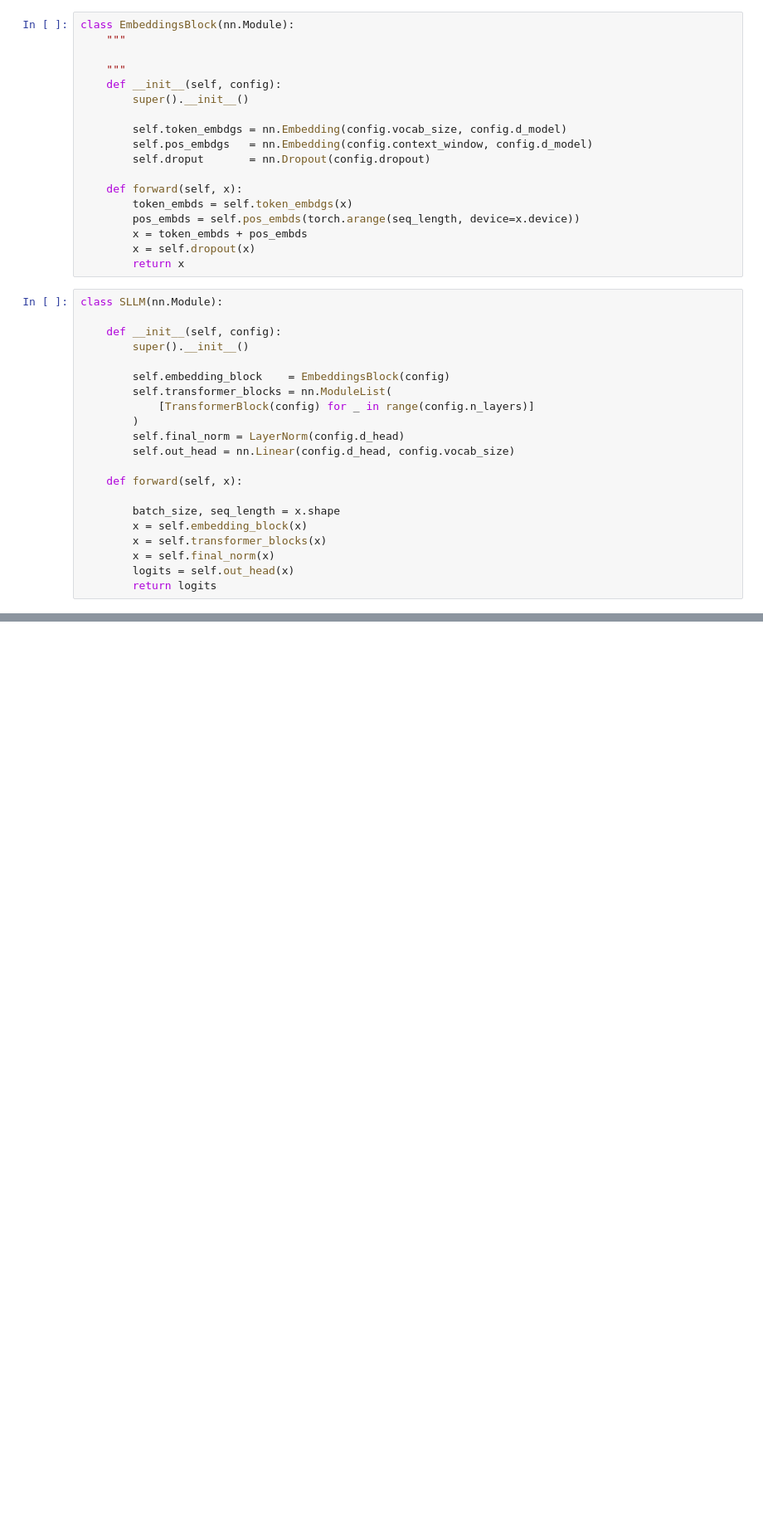
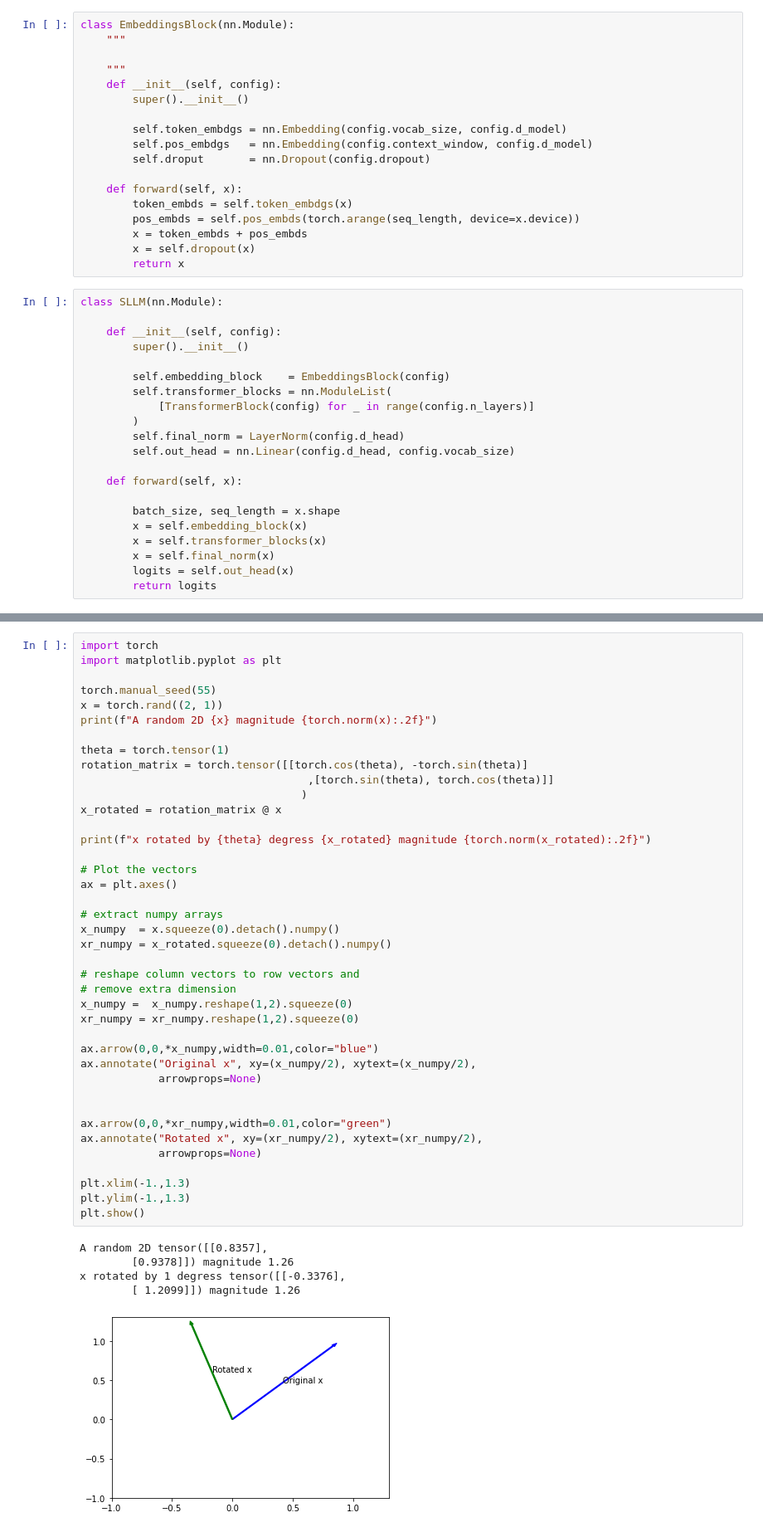
Before and after one commit to thilinet/llmbook, a Jupyter notebook: chapters/chapter2/chapter2.ipynb, the cells around one changed output, grey strips where cells are left out. Shown: that part at 83% size. Cells and saved outputs as stored; diff of their text form; blank space fills up the shorter version.

```diff
--- a/chapters/chapter2/chapter2.ipynb
+++ b/chapters/chapter2/chapter2.ipynb
@@ -738,0 +760,46 @@ class SLLM(nn.Module):
+# %%
+import torch
+import matplotlib.pyplot as plt
+
+torch.manual_seed(55)
+x = torch.rand((2, 1))
+print(f"A random 2D {x} magnitude {torch.norm(x):.2f}")
+
+theta = torch.tensor(1)
+rotation_matrix = torch.tensor([[torch.cos(theta), -torch.sin(theta)]
+                                   ,[torch.sin(theta), torch.cos(theta)]]
+                                  )
+x_rotated = rotation_matrix @ x
+
+print(f"x rotated by {theta} degress {x_rotated} magnitude {torch.norm(x_rotated):.2f}")
+
+# Plot the vectors
+ax = plt.axes()
+
+# extract numpy arrays
+x_numpy  = x.squeeze(0).detach().numpy()
+xr_numpy = x_rotated.squeeze(0).detach().numpy()
+
+# reshape column vectors to row vectors and
+# remove extra dimension
+x_numpy =  x_numpy.reshape(1,2).squeeze(0)
+xr_numpy = xr_numpy.reshape(1,2).squeeze(0)
+
+ax.arrow(0,0,*x_numpy,width=0.01,color="blue")
+ax.annotate("Original x", xy=(x_numpy/2), xytext=(x_numpy/2),
+            arrowprops=None)
+
+
+ax.arrow(0,0,*xr_numpy,width=0.01,color="green")
+ax.annotate("Rotated x", xy=(xr_numpy/2), xytext=(xr_numpy/2),
+            arrowprops=None)
+
+plt.xlim(-1.,1.3)
+plt.ylim(-1.,1.3)
+plt.show()
+# %% [output]
+A random 2D tensor([[0.8357],
+        [0.9378]]) magnitude 1.26
+x rotated by 1 degress tensor([[-0.3376],
+        [ 1.2099]]) magnitude 1.26
+[figure, added]
```
Also changed, not shown: parts of 31 cells of this notebook, 9 other files.
